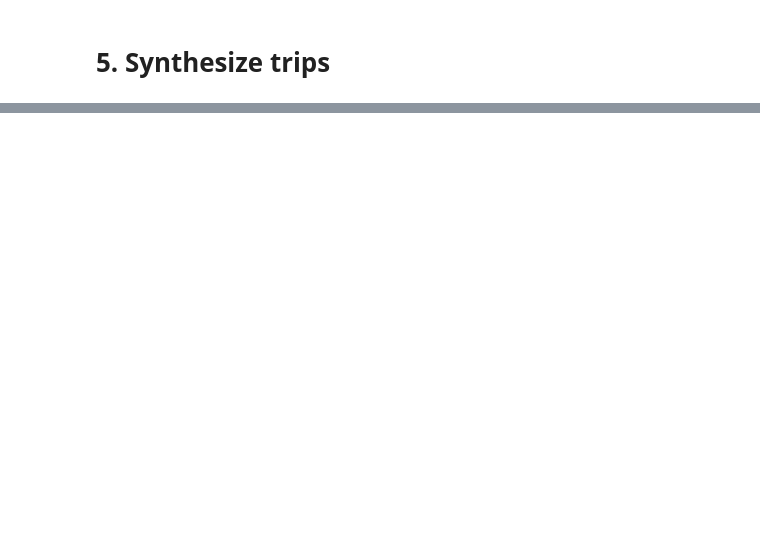
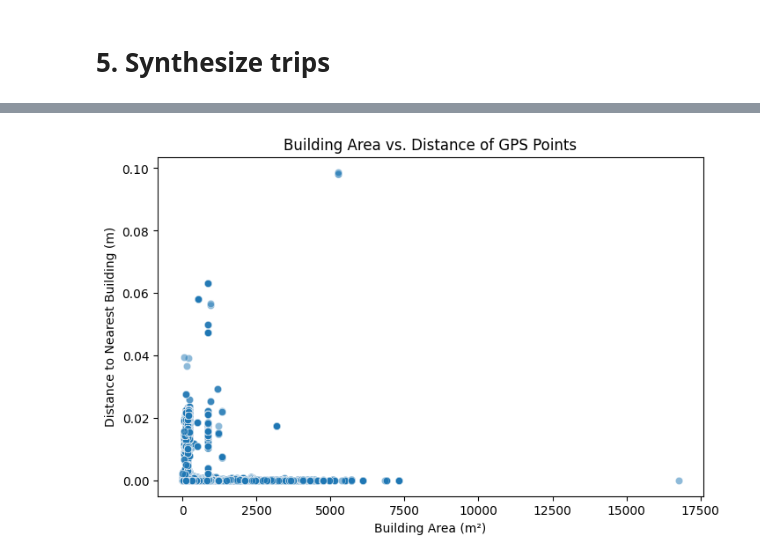
Before and after one commit to Balram524/GPS_mobility, a Jupyter notebook: Mobility.ipynb, the cells around one changed output, grey strips where cells are left out. Drawn from its saved outputs; the diff is of its cells as text; code cells hidden in the pictures; blank space fills up the shorter version.

Commit message:
Created using Colab to analyze the data

```diff
--- a/Mobility.ipynb
+++ b/Mobility.ipynb
@@ -987,0 +817,10 @@ print("Trip synthesis complete. Output saved to 'synthesized_trips.csv'")
+# %%
+# Group by building area
+plt.figure(figsize=(8, 5))
+sns.scatterplot(data=gps_with_buildings, x="area_in_meters", y="building_distance", alpha=0.5)
+plt.xlabel("Building Area (m²)")
+plt.ylabel("Distance to Nearest Building (m)")
+plt.title("Building Area vs. Distance of GPS Points")
+plt.show()
+# %% [output]
+[figure, added]
```
Also changed, not shown: parts of 36 cells of this notebook.
